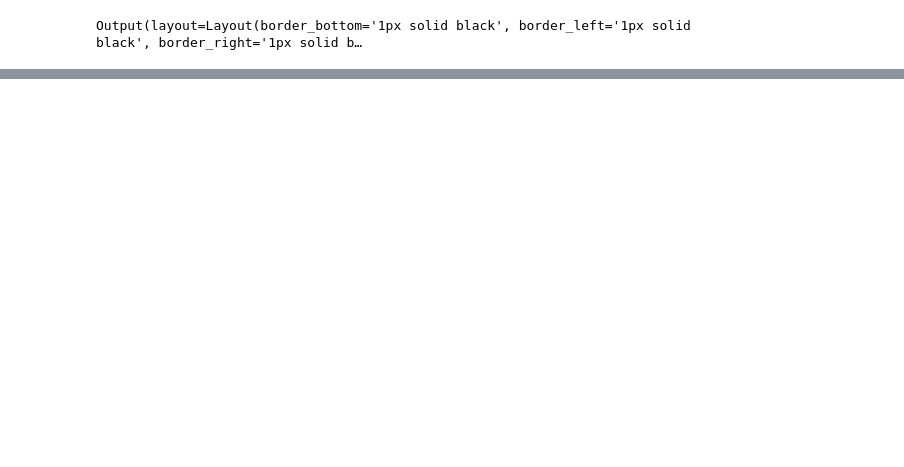
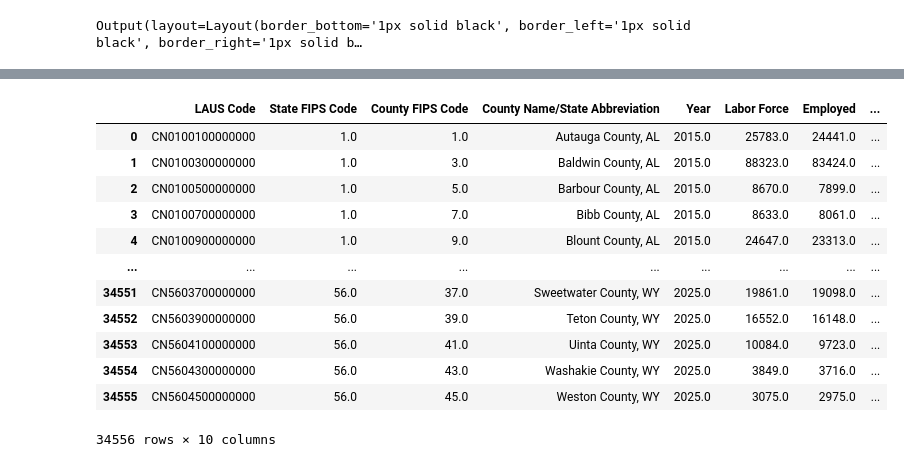
Before and after one commit to absillers/BLS_unemployment_map, a Jupyter notebook: bls_2025_map.ipynb, the cells around one changed output, grey strips where cells are left out. Cells and saved outputs as stored; diff of their text form; code cells hidden in the pictures; blank space fills up the shorter version.

```diff
--- a/bls_2025_map.ipynb
+++ b/bls_2025_map.ipynb
@@ -222,0 +456,16 @@ Output(layout=Layout(border_bottom='1px solid black', border_left='1px solid bla
+# %%
+gdf
+# %% [output]
+|  | LAUS Code | State FIPS Code | County FIPS Code | County Name/State Abbreviation | Year | Labor Force | Employed | ... |
+| 0 | CN0100100000000 | 1.0 | 1.0 | Autauga County, AL | 2015.0 | 25783.0 | 24441.0 | ... |
+| 1 | CN0100300000000 | 1.0 | 3.0 | Baldwin County, AL | 2015.0 | 88323.0 | 83424.0 | ... |
+| 2 | CN0100500000000 | 1.0 | 5.0 | Barbour County, AL | 2015.0 | 8670.0 | 7899.0 | ... |
+| 3 | CN0100700000000 | 1.0 | 7.0 | Bibb County, AL | 2015.0 | 8633.0 | 8061.0 | ... |
+| 4 | CN0100900000000 | 1.0 | 9.0 | Blount County, AL | 2015.0 | 24647.0 | 23313.0 | ... |
+| ... | ... | ... | ... | ... | ... | ... | ... | ... |
+| 34551 | CN5603700000000 | 56.0 | 37.0 | Sweetwater County, WY | 2025.0 | 19861.0 | 19098.0 | ... |
+| 34552 | CN5603900000000 | 56.0 | 39.0 | Teton County, WY | 2025.0 | 16552.0 | 16148.0 | ... |
+| 34553 | CN5604100000000 | 56.0 | 41.0 | Uinta County, WY | 2025.0 | 10084.0 | 9723.0 | ... |
+| 34554 | CN5604300000000 | 56.0 | 43.0 | Washakie County, WY | 2025.0 | 3849.0 | 3716.0 | ... |
+| 34555 | CN5604500000000 | 56.0 | 45.0 | Weston County, WY | 2025.0 | 3075.0 | 2975.0 | ... |
+34556 rows × 10 columns
```
Also changed, not shown: parts of 9 cells of this notebook.
